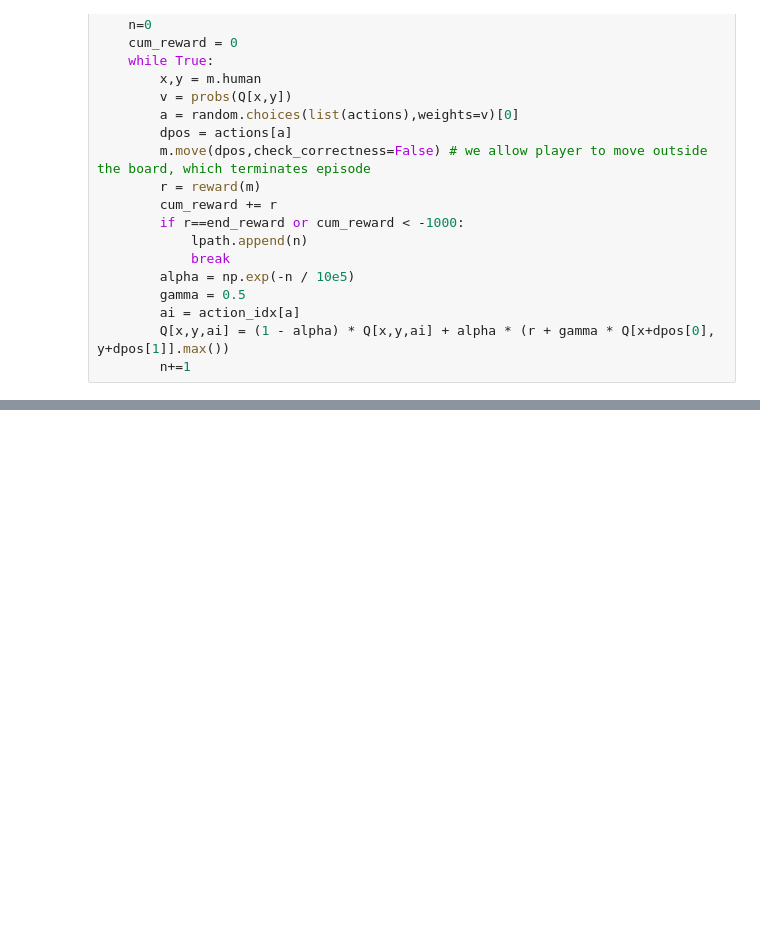
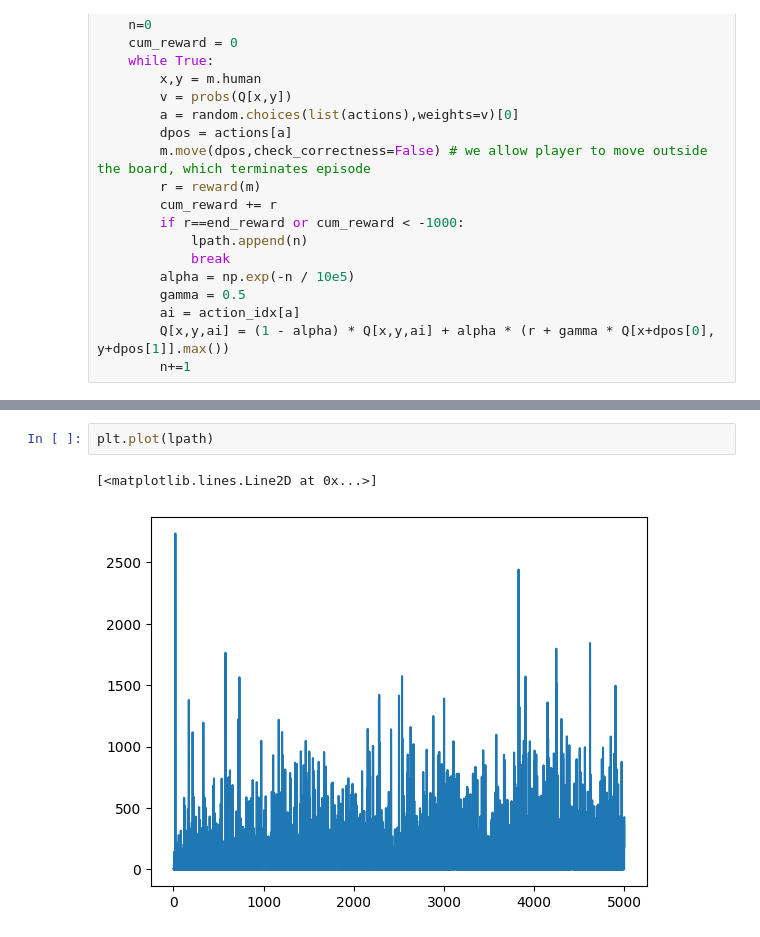
Before and after one commit to jsandtangen/Microsoft-ML-Course, a Jupyter notebook: Reinforcement/QLearning/notebook.ipynb, the cells around one changed output, grey strips where cells are left out. Drawn from its saved outputs; the diff is of its cells as text; blank space fills up the shorter version.

```diff
--- a/Reinforcement/QLearning/notebook.ipynb
+++ b/Reinforcement/QLearning/notebook.ipynb
@@ -109,0 +134,5 @@ for epoch in range(5000):
+# %%
+plt.plot(lpath)
+# %% [output]
+[<matplotlib.lines.Line2D at 0x...>]
+[figure, added]
```
Also changed, not shown: parts of 6 cells of this notebook.
